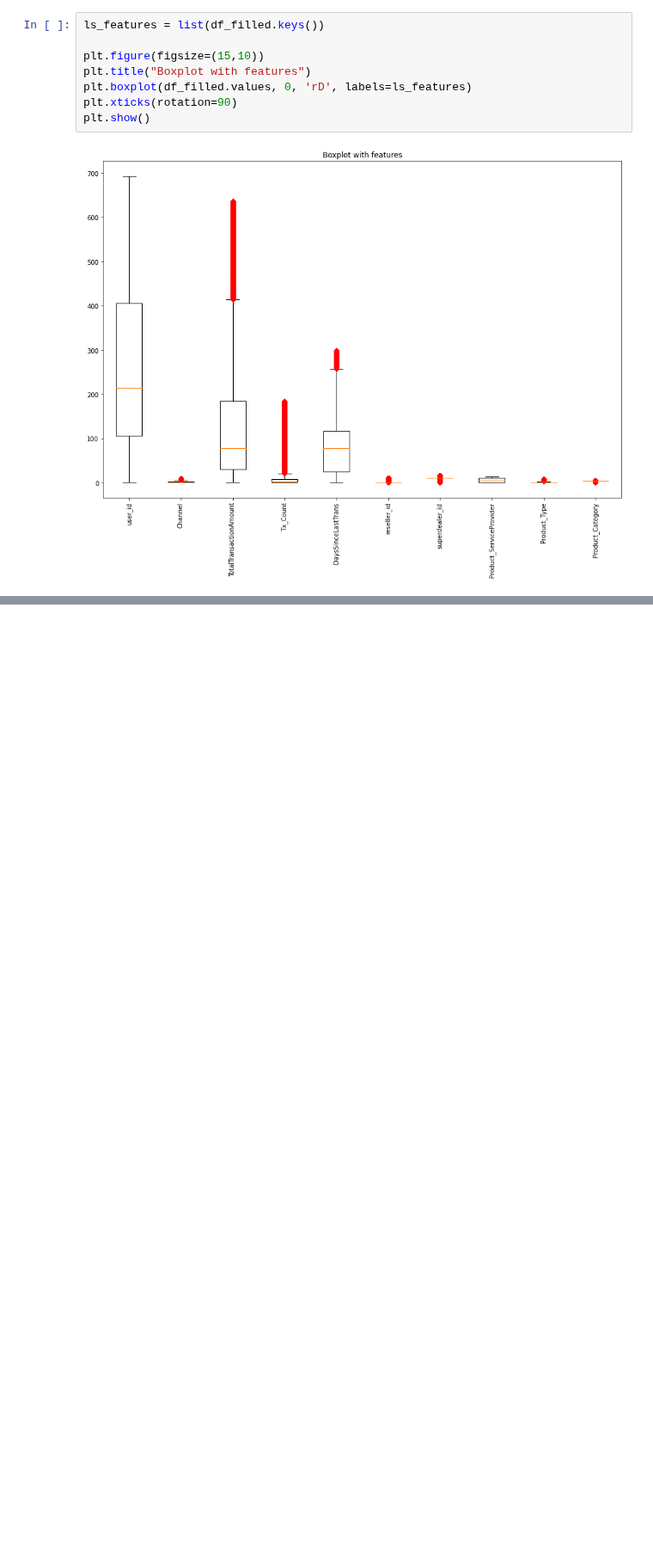
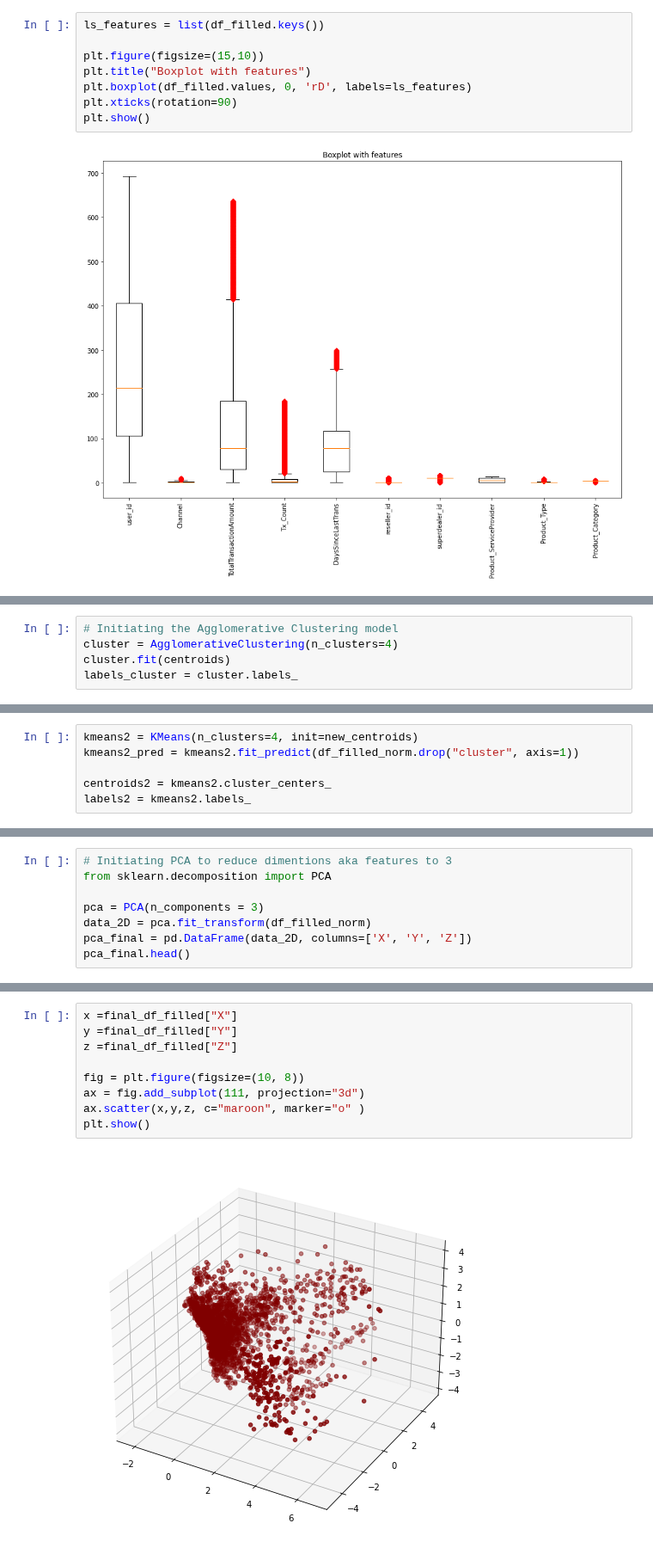
Before and after one commit to Jammal7/Introduction_to_Data_Science, a Jupyter notebook: Projects/ParellelScore_Assessment/Clustering_Analysis.ipynb, the cells around one changed output, grey strips where cells are left out. Shown at 86% size. Cells and saved outputs as stored; diff of their text form; blank space fills up the shorter version.

```diff
--- a/Projects/ParellelScore_Assessment/Clustering_Analysis.ipynb
+++ b/Projects/ParellelScore_Assessment/Clustering_Analysis.ipynb
@@ -310,0 +284,5 @@ sns.scatterplot(x='X', y='Y', hue='Labels', data=final_df_filled);
+# %%
+# Initiating the Agglomerative Clustering model
+cluster = AgglomerativeClustering(n_clusters=4)
+cluster.fit(centroids)
+labels_cluster = cluster.labels_
@@ -310,0 +304,6 @@ sns.scatterplot(x='X', y='Y', hue='Labels', data=final_df_filled);
+# %%
+kmeans2 = KMeans(n_clusters=4, init=new_centroids)
+kmeans2_pred = kmeans2.fit_predict(df_filled_norm.drop("cluster", axis=1))
+
+centroids2 = kmeans2.cluster_centers_
+labels2 = kmeans2.labels_
@@ -310,0 +321,8 @@ sns.scatterplot(x='X', y='Y', hue='Labels', data=final_df_filled);
+# %%
+# Initiating PCA to reduce dimentions aka features to 3
+from sklearn.decomposition import PCA
+
+pca = PCA(n_components = 3)
+data_2D = pca.fit_transform(df_filled_norm)
+pca_final = pd.DataFrame(data_2D, columns=['X', 'Y', 'Z'])
+pca_final.head()
@@ -310,0 +347,11 @@ sns.scatterplot(x='X', y='Y', hue='Labels', data=final_df_filled);
+# %%
+x =final_df_filled["X"]
+y =final_df_filled["Y"]
+z =final_df_filled["Z"]
+
+fig = plt.figure(figsize=(10, 8))
+ax = fig.add_subplot(111, projection="3d")
+ax.scatter(x,y,z, c="maroon", marker="o" )
+plt.show()
+# %% [output]
+[figure, added]
```
Also changed, not shown: parts of 25 cells of this notebook.
